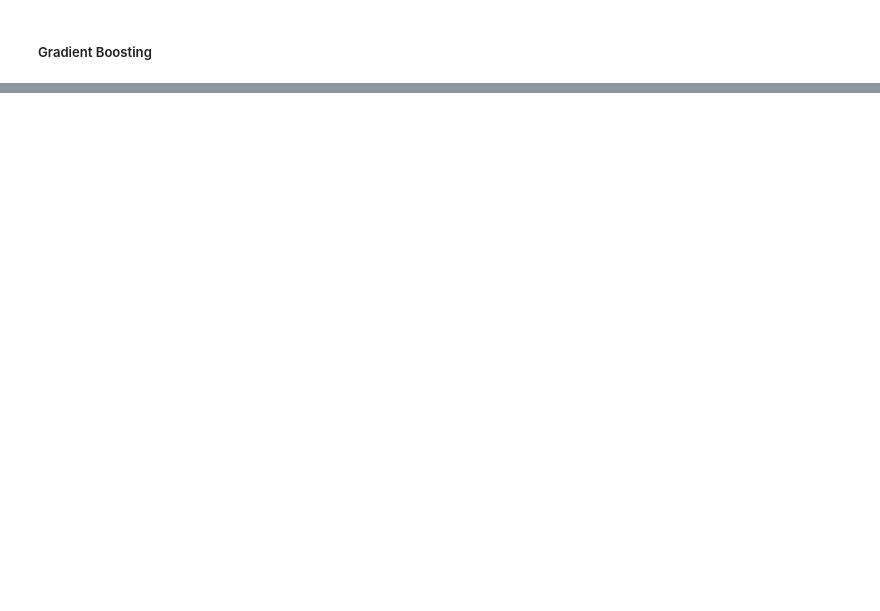
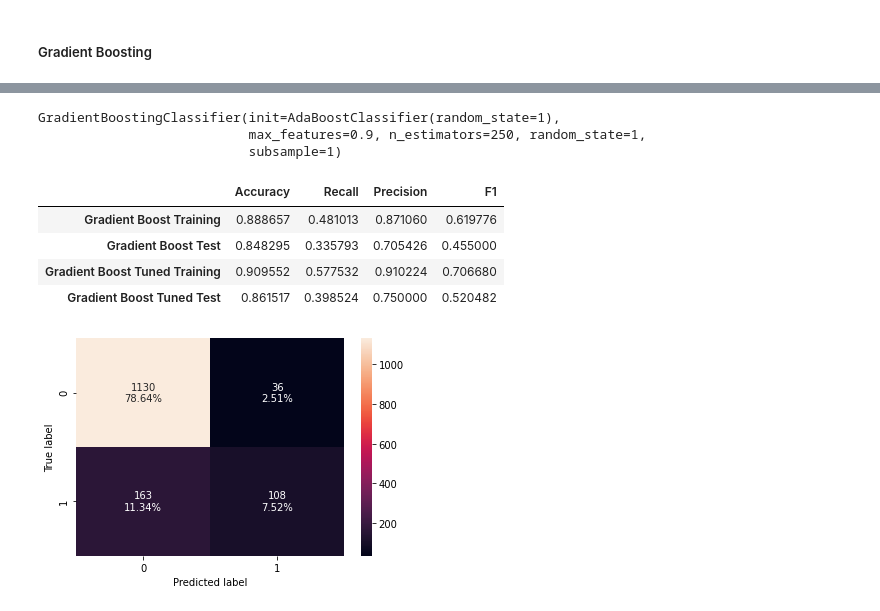
Before and after one commit to jarato123/AI-Class, a Jupyter notebook: Ensemble Techniques/ET Final Project/ET Final Project.ipynb, the cells around one changed output, grey strips where cells are left out. Drawn from its saved outputs; the diff is of its cells as text; code cells hidden in the pictures; blank space fills up the shorter version.

```diff
--- a/Ensemble Techniques/ET Final Project/ET Final Project.ipynb
+++ b/Ensemble Techniques/ET Final Project/ET Final Project.ipynb
@@ -1146,0 +1172,34 @@ bagging_compare_all.head(12).T
+# %%
+# Gradient Boosting Tuning
+gb_tuned = GradientBoostingClassifier(init=AdaBoostClassifier(random_state=1), random_state=1)
+gb_parameters = {'n_estimators': [100,150,200,250], 'subsample':[0.8,0.9,1],'max_features':[0.7,0.8,0.9,1]}
+
+gb_scorer = metrics.make_scorer(metrics.recall_score)
+
+gb_grid_search = GridSearchCV(gb_tuned, gb_parameters, scoring=gb_scorer, cv=5)
+gb_grid_search = gb_grid_search.fit(X_train, y_train)
+
+gb_tuned = gb_grid_search.best_estimator_
+gb_tuned.fit(X_train, y_train)
+# %% [output]
+GradientBoostingClassifier(init=AdaBoostClassifier(random_state=1),
+                           max_features=0.9, n_estimators=250, random_state=1,
+                           subsample=1)
+# %%
+gb_train_perf_tuned = model_performance_classification_sklearn(gb_tuned, X_train, y_train)
+gb_test_perf_tuned = model_performance_classification_sklearn(gb_tuned, X_test, y_test)
+
+gb_compare = gb_compare.append(gb_train_perf_tuned, ignore_index=True)
+gb_compare = gb_compare.append(gb_test_perf_tuned, ignore_index=True)
+gb_compare.index = ['Gradient Boost Training', 'Gradient Boost Test', 'Gradient Boost Tuned Training', 'Gradient Boost Tuned Test']
+
+confusion_matrix_sklearn(gb_tuned, X_test, y_test)
+
+gb_compare.head()
+# %% [output]
+|  | Accuracy | Recall | Precision | F1 |
+| Gradient Boost Training | 0.888657 | 0.481013 | 0.871060 | 0.619776 |
+| Gradient Boost Test | 0.848295 | 0.335793 | 0.705426 | 0.455000 |
+| Gradient Boost Tuned Training | 0.909552 | 0.577532 | 0.910224 | 0.706680 |
+| Gradient Boost Tuned Test | 0.861517 | 0.398524 | 0.750000 | 0.520482 |
+[figure, added]
```
Also changed, not shown: parts of 18 cells of this notebook.
